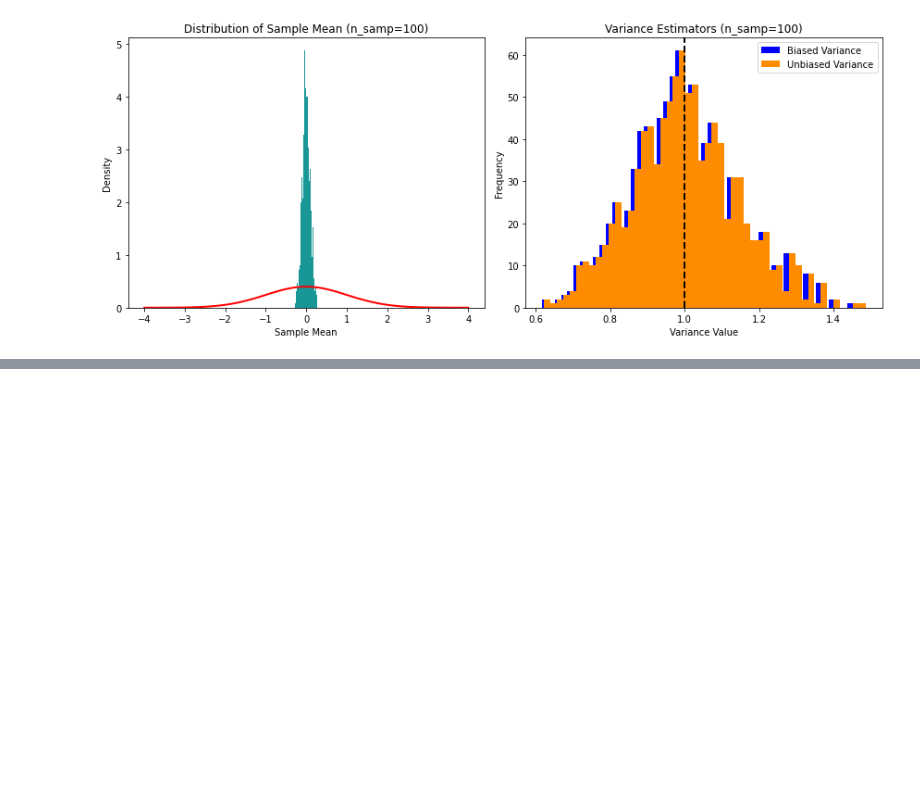
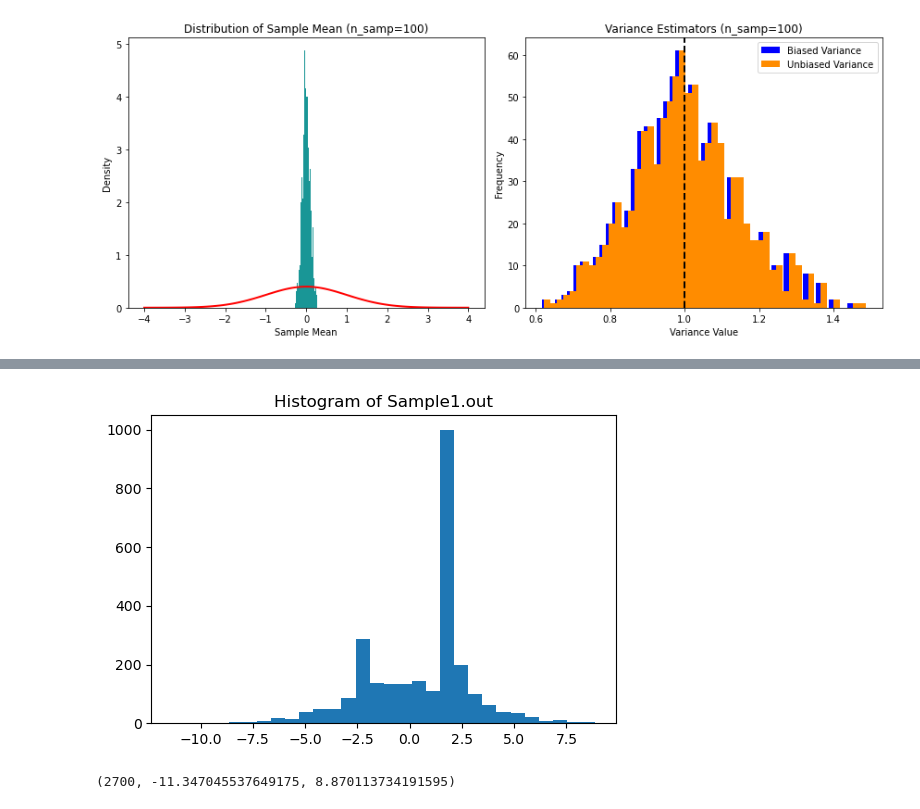
Before and after one commit to dianalopez507/master-bonn-stat-methods, a Jupyter notebook: Ex.3/Final/G08_P03_Majoch_Lopez_Rutul_Zhao.ipynb, the cells around one changed output, grey strips where cells are left out. Saved outputs shown, nothing was run; the diff lists cells and outputs as text; code cells hidden in the pictures; blank space fills up the shorter version.

```diff
--- a/Ex.3/Final/G08_P03_Majoch_Lopez_Rutul_Zhao.ipynb
+++ b/Ex.3/Final/G08_P03_Majoch_Lopez_Rutul_Zhao.ipynb
@@ -123,0 +135,14 @@ analyze_distribution_and_bias(1000, [10, 100])
+# %%
+# Load sample1.out from data directory.
+# Plot a histogram to check its distribution.
+sample1 = np.loadtxt('data/sample1.out')
+
+plt.figure(figsize=(6,4))
+plt.hist(sample1, bins = 30)
+plt.title('Histogram of Sample1.out')
+plt.show()
+# check sample size, min value and max value
+sample1.size, np.min(sample1), np.max(sample1)
+# %% [output]
+[figure, added]
+(2700, -11.347045537649175, 8.870113734191595)
```
Also changed, not shown: parts of 22 cells of this notebook, 11 other files.
